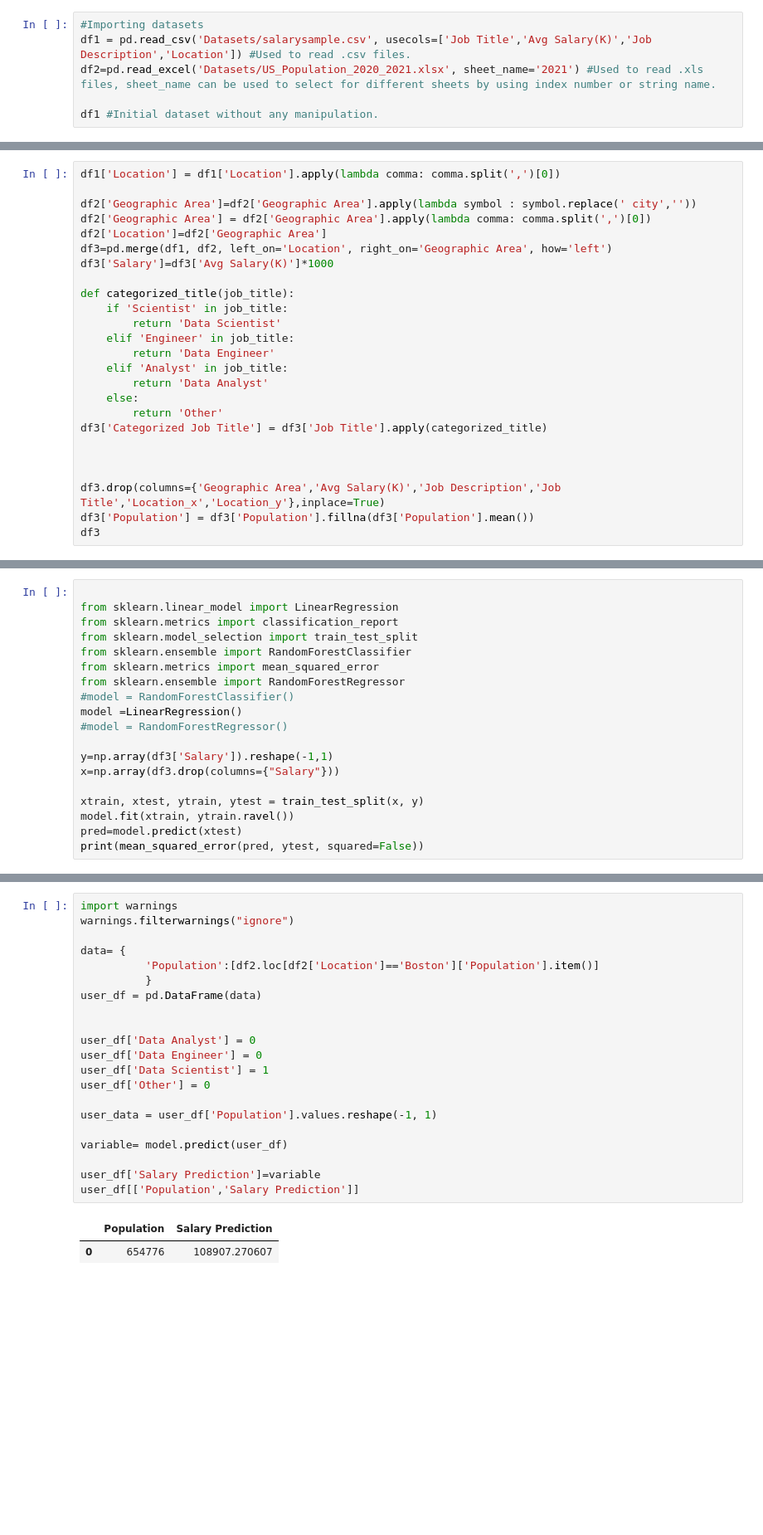
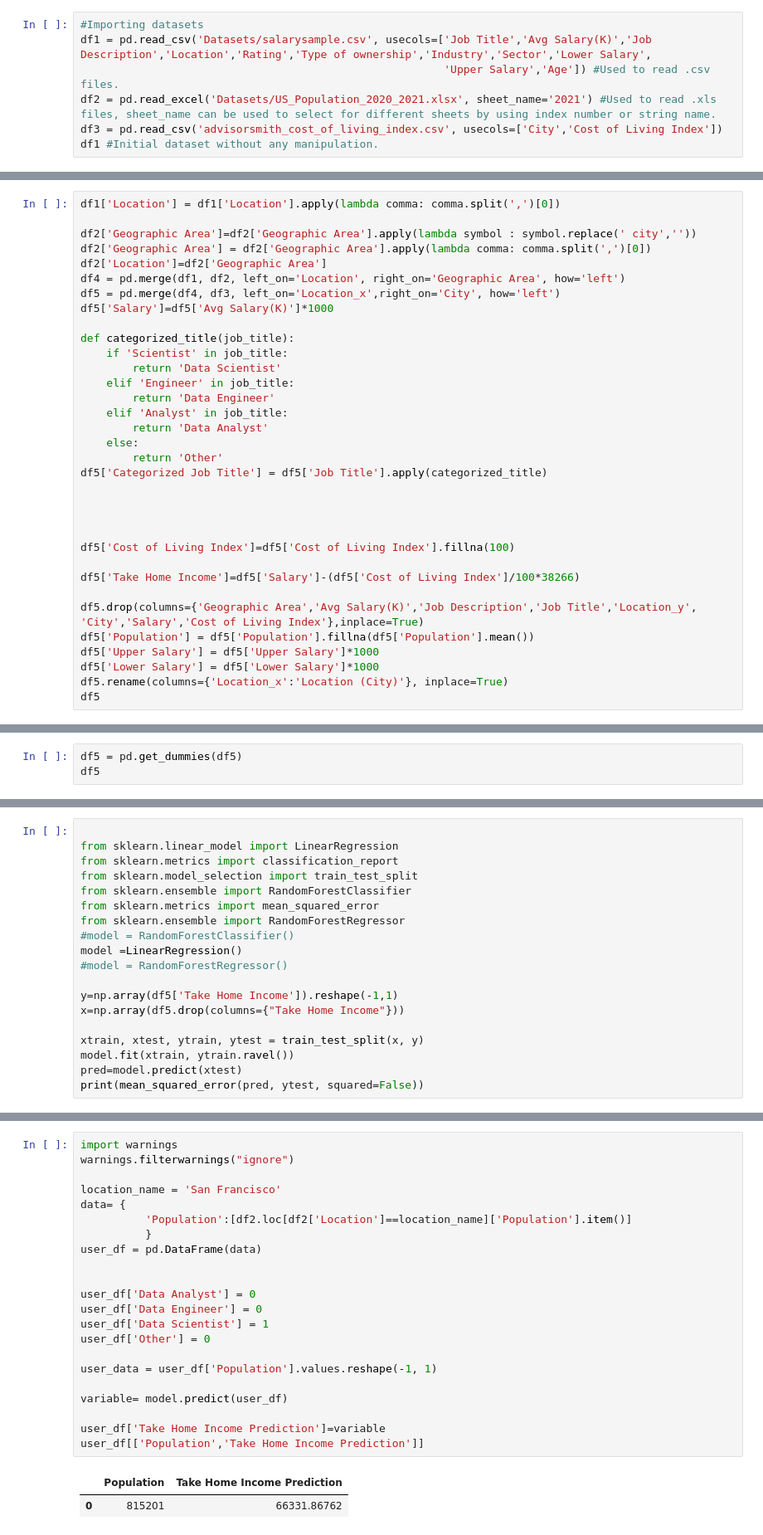
Before and after one commit to CcDenn/Predictive-Modeling-and-Visualizations, a Jupyter notebook: Salary and Living Cost Predictive Model.ipynb, the cells around one changed output, grey strips where cells are left out. Shown: that part at 83% size. Saved outputs shown, nothing was run; the diff lists cells and outputs as text; blank space fills up the shorter version.

```diff
--- a/Salary and Living Cost Predictive Model.ipynb
+++ b/Salary and Living Cost Predictive Model.ipynb
@@ -6,8 +6,9 @@ import numpy as np #Numpy is mainly used to allow for mathematical manipulations
 import seaborn as sns
 # %%
 #Importing datasets
-df1 = pd.read_csv('Datasets/salarysample.csv', usecols=['Job Title','Avg Salary(K)','Job Description','Location']) #Used to read .csv files.
-df2=pd.read_excel('Datasets/US_Population_2020_2021.xlsx', sheet_name='2021') #Used to read .xls files, sheet_name can be used to select for different sheets by using index number or string name.
-
+df1 = pd.read_csv('Datasets/salarysample.csv', usecols=['Job Title','Avg Salary(K)','Job Description','Location','Rating','Type of ownership','Industry','Sector','Lower Salary',
+                                                        'Upper Salary','Age']) #Used to read .csv files.
+df2 = pd.read_excel('Datasets/US_Population_2020_2021.xlsx', sheet_name='2021') #Used to read .xls files, sheet_name can be used to select for different sheets by using index number or string name.
+df3 = pd.read_csv('advisorsmith_cost_of_living_index.csv', usecols=['City','Cost of Living Index'])
 df1 #Initial dataset without any manipulation.
 # %% [output]
@@ -47,8 +50,9 @@ df1['Location'] = df1['Location'].apply(lambda comma: comma.split(',')[0])
 df2['Geographic Area']=df2['Geographic Area'].apply(lambda symbol : symbol.replace(' city',''))
 df2['Geographic Area'] = df2['Geographic Area'].apply(lambda comma: comma.split(',')[0])
 df2['Location']=df2['Geographic Area']
-df3=pd.merge(df1, df2, left_on='Location', right_on='Geographic Area', how='left')
-df3['Salary']=df3['Avg Salary(K)']*1000
+df4 = pd.merge(df1, df2, left_on='Location', right_on='Geographic Area', how='left')
+df5 = pd.merge(df4, df3, left_on='Location_x',right_on='City', how='left')
+df5['Salary']=df5['Avg Salary(K)']*1000
 
 def categorized_title(job_title):
     if 'Scientist' in job_title:
@@ -59,11 +63,19 @@ def categorized_title(job_title):
         return 'Data Analyst'
     else:
         return 'Other'
-df3['Categorized Job Title'] = df3['Job Title'].apply(categorized_title)
+df5['Categorized Job Title'] = df5['Job Title'].apply(categorized_title)
 
 
 
-df3.drop(columns={'Geographic Area','Avg Salary(K)','Job Description','Job Title','Location_x','Location_y'},inplace=True)
-df3['Population'] = df3['Population'].fillna(df3['Population'].mean())
-df3
+
+df5['Cost of Living Index']=df5['Cost of Living Index'].fillna(100)
+
+df5['Take Home Income']=df5['Salary']-(df5['Cost of Living Index']/100*38266)
+
+df5.drop(columns={'Geographic Area','Avg Salary(K)','Job Description','Job Title','Location_y', 'City','Salary','Cost of Living Index'},inplace=True)
+df5['Population'] = df5['Population'].fillna(df5['Population'].mean())
+df5['Upper Salary'] = df5['Upper Salary']*1000
+df5['Lower Salary'] = df5['Lower Salary']*1000
+df5.rename(columns={'Location_x':'Location (City)'}, inplace=True)
+df5
 # %% [output]
@@ -99,0 +97,3 @@ df3
+# %%
+df5 = pd.get_dummies(df5)
+df5
@@ -109,8 +123,8 @@ from sklearn.ensemble import RandomForestRegressor
 model =LinearRegression()
 #model = RandomForestRegressor()
 
-y=np.array(df3['Salary']).reshape(-1,1)
-x=np.array(df3.drop(columns={"Salary"}))
+y=np.array(df5['Take Home Income']).reshape(-1,1)
+x=np.array(df5.drop(columns={"Take Home Income"}))
 
 xtrain, xtest, ytrain, ytest = train_test_split(x, y)
 model.fit(xtrain, ytrain.ravel())
@@ -121,24 +135,25 @@ print(mean_squared_error(pred, ytest, squared=False))
 # %%
 import warnings
 warnings.filterwarnings("ignore")
 
+location_name = 'San Francisco'
 data= {
-          'Population':[df2.loc[df2['Location']=='Boston']['Population'].item()]
+          'Population':[df2.loc[df2['Location']==location_name]['Population'].item()]
           }
 user_df = pd.DataFrame(data)
 
 
 user_df['Data Analyst'] = 0
 user_df['Data Engineer'] = 0
 user_df['Data Scientist'] = 1
 user_df['Other'] = 0
 
 user_data = user_df['Population'].values.reshape(-1, 1)
 
 variable= model.predict(user_df)
 
-user_df['Salary Prediction']=variable
-user_df[['Population','Salary Prediction']]
+user_df['Take Home Income Prediction']=variable
+user_df[['Population','Take Home Income Prediction']]
 # %% [output]
-|  | Population | Salary Prediction |
-| 0 | 654776 | 108907.270607 |
+|  | Population | Take Home Income Prediction |
+| 0 | 815201 | 66331.86762 |
```
Also changed, not shown: parts of 8 cells of this notebook, 7 other files.
